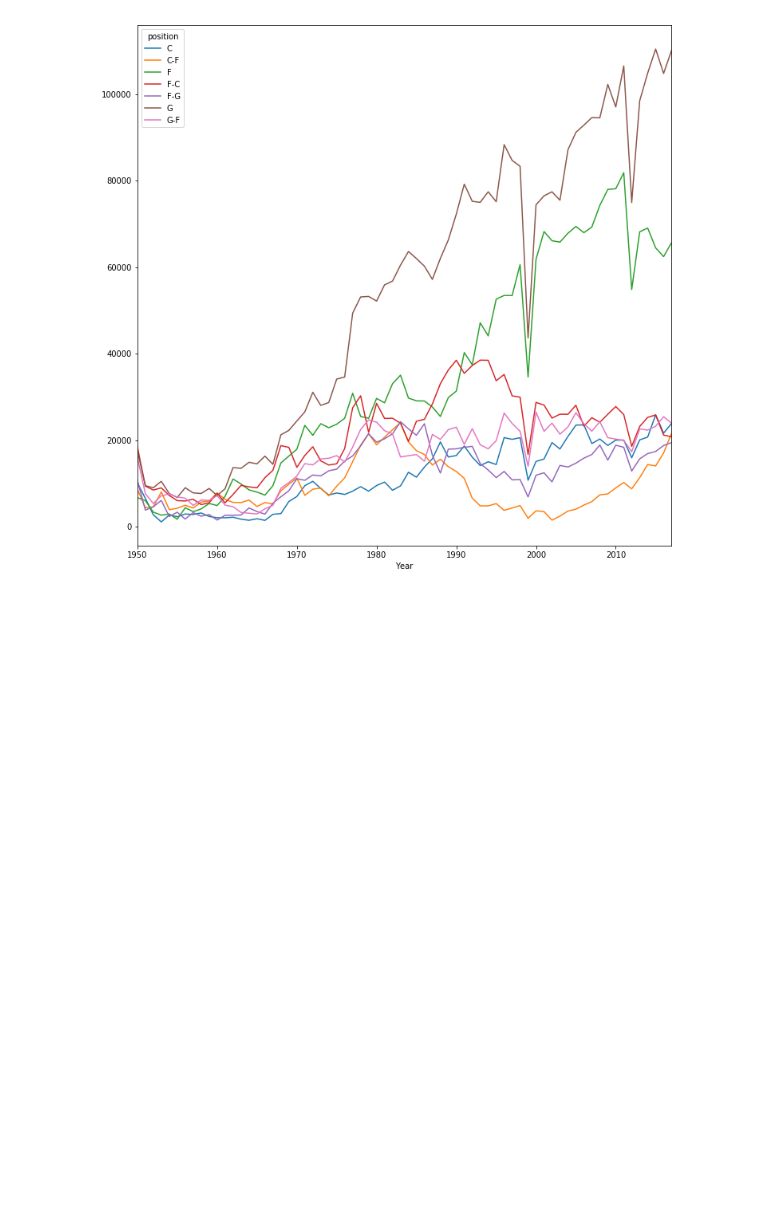
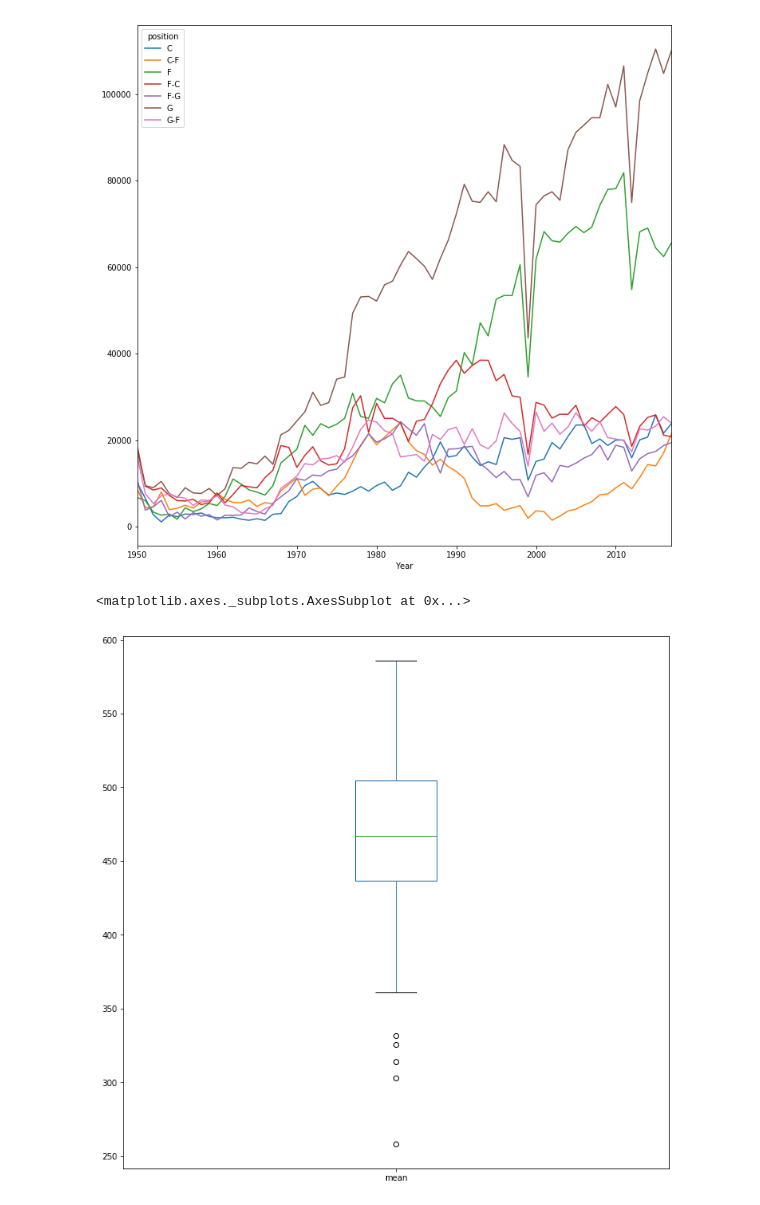
Before and after one commit to Helotmst/HomeWork, a Jupyter notebook: Zolotin.Visualization.HomeWork1.ipynb, the cells around one changed output. Cells and saved outputs as stored; diff of their text form; code cells hidden in the pictures; blank space fills up the shorter version.

Commit message:
Update Zolotin.Visualization.HomeWork1.ipynb
Не вошедшие изменения

```diff
--- a/Zolotin.Visualization.HomeWork1.ipynb
+++ b/Zolotin.Visualization.HomeWork1.ipynb
@@ -46,6 +46,12 @@ Year_position_pts.unstack('position').plot()
 # %% [output]
 <matplotlib.axes._subplots.AxesSubplot at 0x...>
 [figure]
+# %%
+st['mean']=st['sum']/st['count']
+st['mean'].plot(kind='box')
+# %% [output]
+<matplotlib.axes._subplots.AxesSubplot at 0x...>
+[figure, added]
 # %%
 from plotly.offline import init_notebook_mode, iplot
 import plotly
```
Also changed, not shown: parts of 2 cells of this notebook.
